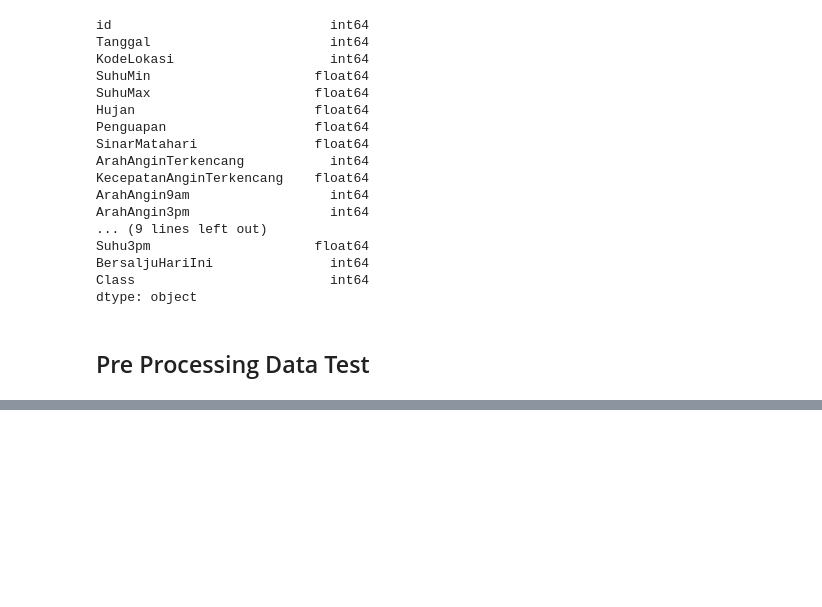
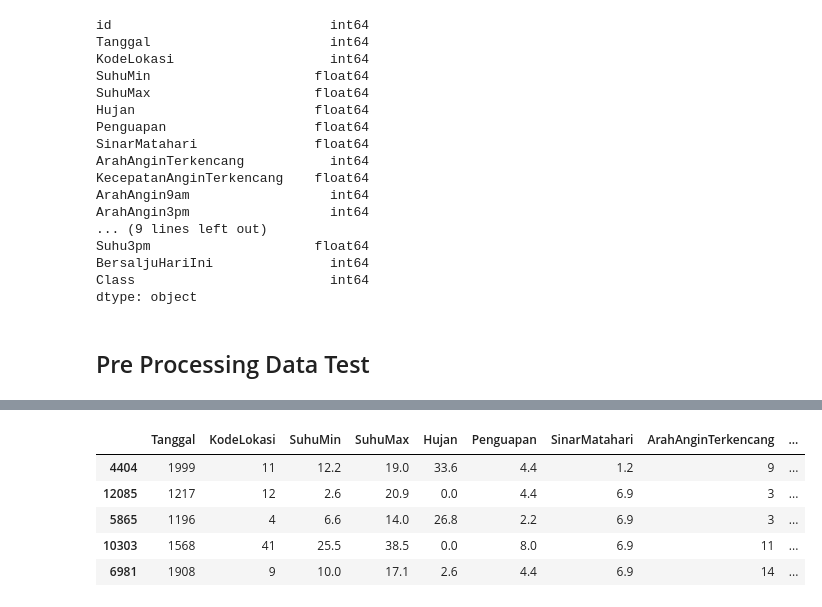
Before and after one commit to marcellorasel/Machine-Learning-Classification-Salju, a Jupyter notebook: TUBES_CLASSIFICATION.ipynb, the cells around one changed output, grey strips where cells are left out. Cells and saved outputs as stored; diff of their text form; code cells hidden in the pictures; blank space fills up the shorter version.

```diff
--- a/TUBES_CLASSIFICATION.ipynb
+++ b/TUBES_CLASSIFICATION.ipynb
@@ -280,0 +362,9 @@ dtype: object
+# %%
+salju_test_sampling.head()
+# %% [output]
+|  | Tanggal | KodeLokasi | SuhuMin | SuhuMax | Hujan | Penguapan | SinarMatahari | ArahAnginTerkencang | ... |
+| 4404 | 1999 | 11 | 12.2 | 19.0 | 33.6 | 4.4 | 1.2 | 9 | ... |
+| 12085 | 1217 | 12 | 2.6 | 20.9 | 0.0 | 4.4 | 6.9 | 3 | ... |
+| 5865 | 1196 | 4 | 6.6 | 14.0 | 26.8 | 2.2 | 6.9 | 3 | ... |
+| 10303 | 1568 | 41 | 25.5 | 38.5 | 0.0 | 8.0 | 6.9 | 11 | ... |
+| 6981 | 1908 | 9 | 10.0 | 17.1 | 2.6 | 4.4 | 6.9 | 14 | ... |
```
Also changed, not shown: parts of 16 cells of this notebook.
